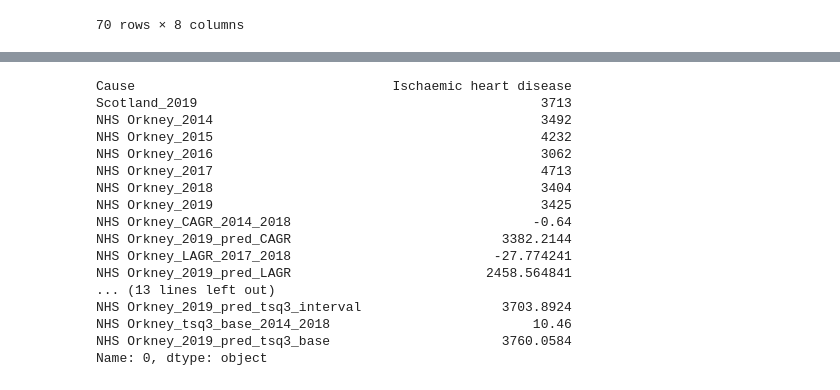
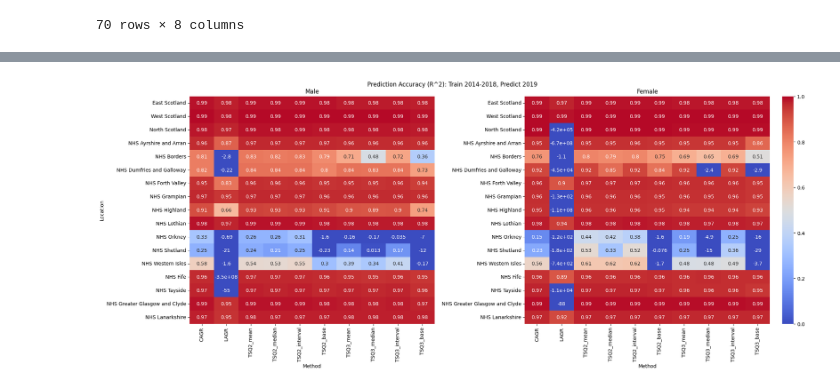
Before and after one commit to ASudu/Scotland_BOD, a Jupyter notebook: regression.ipynb, the cells around one changed output, grey strips where cells are left out. Drawn from its saved outputs; the diff is of its cells as text; code cells hidden in the pictures.

```diff
--- a/regression.ipynb
+++ b/regression.ipynb
@@ -92,41 +245,7 @@ def get_lagr(row, loc, start_yr, end_yr):
 # %%
-for loc, df_dict in dfs.items():
-    for sex, df in df_dict.items():
-        # Calculate CAGR for 2014-2018 and predict 2019 value using CAGR
-        df[f"{loc}_CAGR_2014_2018"] = df.apply(lambda row: get_cagr(row, loc, 2014, 2018), axis=1)
-        df[f"{loc}_2019_pred_CAGR"] = df.apply(lambda row: (1 + (row[f"{loc}_CAGR_2014_2018"]/100))*row[f"{loc}_2018"], axis=1)
-
-        # Calculate LAGR (just 2017-18) and predict 2019 value using LAGR
-        df[f"{loc}_LAGR_2017_2018"] = df.apply(lambda row: get_lagr(row, loc, 2017, 2018), axis=1)
-        df[f"{loc}_2019_pred_LAGR"] = df.apply(lambda row: (1 + (row[f"{loc}_LAGR_2017_2018"]/100))*row[f"{loc}_2018"], axis=1)
-
-
-        # Get TSQ values for q=2 using different normalization modes and predict 2019 value using TSQ values
-        for norm_mode in ["mean", "median", "interval", "base"]:
-            df[f"{loc}_tsq2_{norm_mode}_2014_2018"] = df.apply(lambda row: get_tsq(list(range(2014,2019)), [row[f"{loc}_{yr}"] for yr in range(2014, 2019)], q=2, norm_mode=norm_mode), axis=1)
-            df[f"{loc}_2019_pred_tsq2_{norm_mode}"] = df.apply(lambda row: (1 + (row[f"{loc}_tsq2_{norm_mode}_2014_2018"]/100))*row[f"{loc}_2018"], axis=1)
-
-        # Get TSQ values for q=3 using different normalization modes and predict 2019 value using TSQ values
-        for norm_mode in ["mean", "median", "interval", "base"]:
-            df[f"{loc}_tsq3_{norm_mode}_2014_2018"] = df.apply(lambda row: get_tsq(list(range(2014,2019)), [row[f"{loc}_{yr}"] for yr in range(2014, 2019)], q=3, norm_mode=norm_mode), axis=1)
-            df[f"{loc}_2019_pred_tsq3_{norm_mode}"] = df.apply(lambda row: (1 + (row[f"{loc}_tsq3_{norm_mode}_2014_2018"]/100))*row[f"{loc}_2018"], axis=1)
+plot_accuracy_heatmap(
+    accuracy_df,
+    title=f"Prediction Accuracy (R^2): Train 2014-{end_yr}, Predict {end_yr + 1}"
+)
+# %% [output]
+[figure, added]
-# %%
-dfs["NHS Orkney"]["Male"].iloc[0]
-# %% [output]
-Cause                                 Ischaemic heart disease
-Scotland_2019                                            3713
-NHS Orkney_2014                                          3492
-NHS Orkney_2015                                          4232
-NHS Orkney_2016                                          3062
-NHS Orkney_2017                                          4713
-NHS Orkney_2018                                          3404
-NHS Orkney_2019                                          3425
-NHS Orkney_CAGR_2014_2018                               -0.64
-NHS Orkney_2019_pred_CAGR                           3382.2144
-NHS Orkney_LAGR_2017_2018                          -27.774241
-NHS Orkney_2019_pred_LAGR                         2458.564841
-... (13 lines left out)
-NHS Orkney_2019_pred_tsq3_interval                  3703.8924
-NHS Orkney_tsq3_base_2014_2018                          10.46
-NHS Orkney_2019_pred_tsq3_base                      3760.0584
-Name: 0, dtype: object
```
Also changed, not shown: parts of 21 cells of this notebook.
